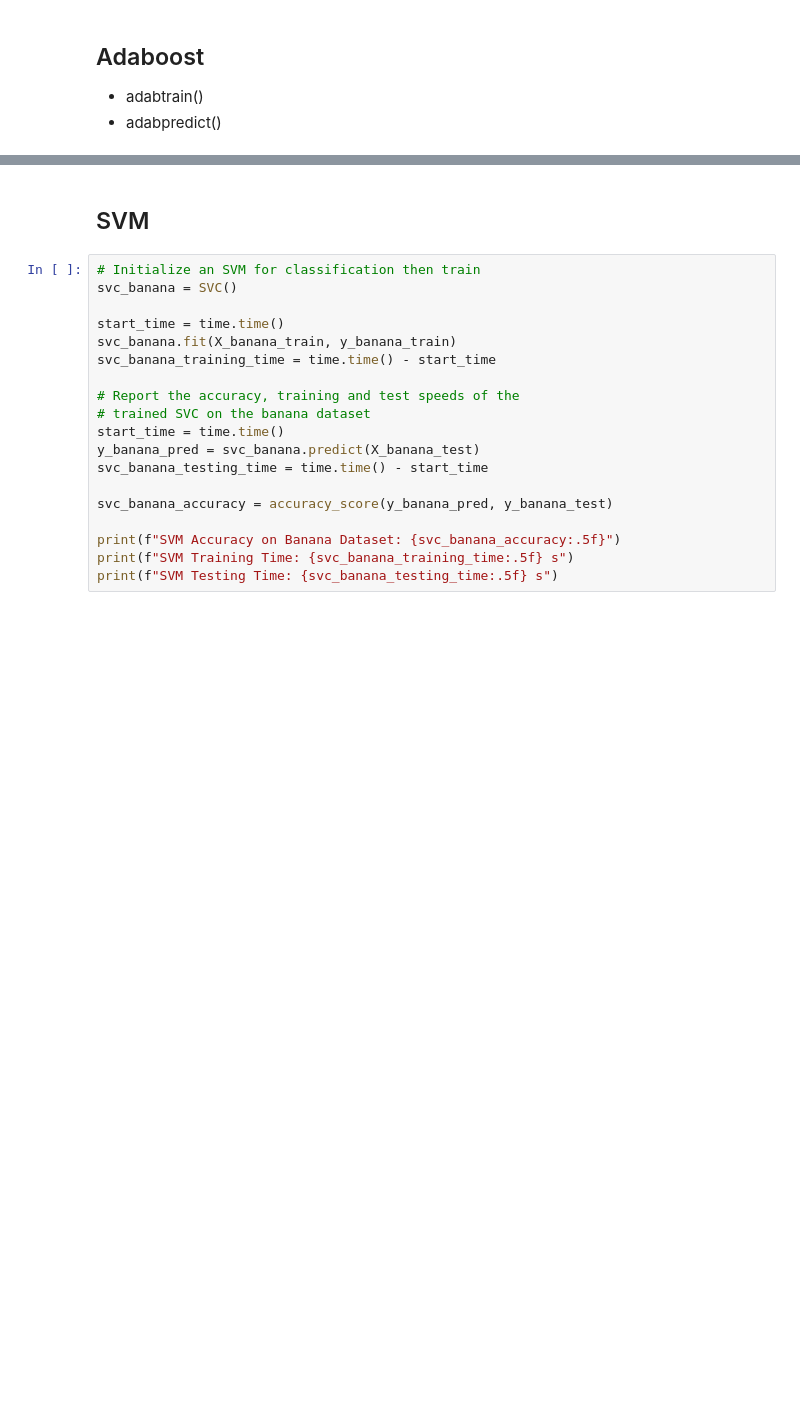
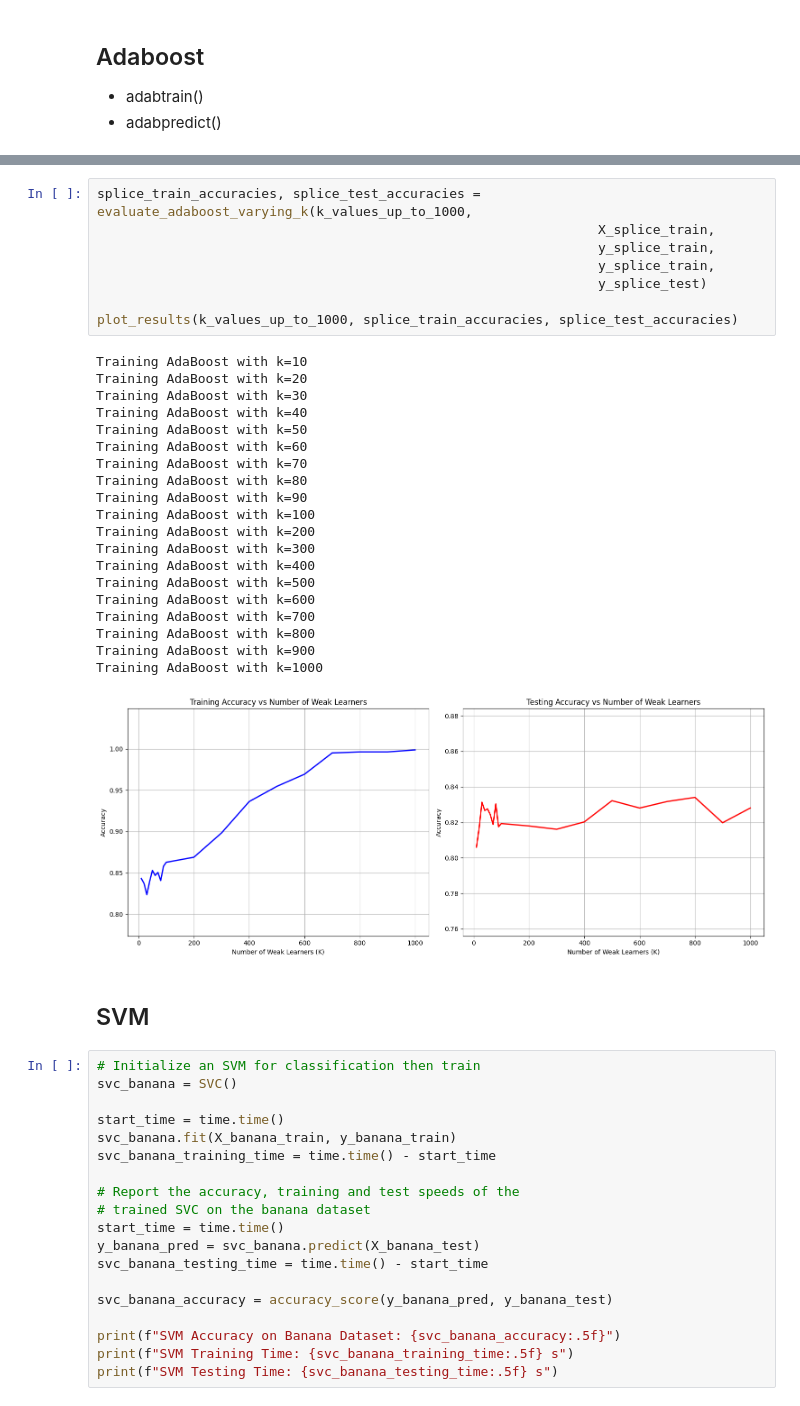
Before and after one commit to lendl-uy/ai201, a Jupyter notebook: programming_hw_4/ai201_pa4_jan_lendl_uy.ipynb, the cells around one changed output, grey strips where cells are left out. Cells and saved outputs as stored; diff of their text form; blank space fills up the shorter version.

```diff
--- a/programming_hw_4/ai201_pa4_jan_lendl_uy.ipynb
+++ b/programming_hw_4/ai201_pa4_jan_lendl_uy.ipynb
@@ -149,3 +421,32 @@ class AdaBoost:
+# %%
+splice_train_accuracies, splice_test_accuracies = evaluate_adaboost_varying_k(k_values_up_to_1000,
+                                                                X_splice_train,
+                                                                y_splice_train,
+                                                                y_splice_train,
+                                                                y_splice_test)
+
+plot_results(k_values_up_to_1000, splice_train_accuracies, splice_test_accuracies)
+# %% [output]
+Training AdaBoost with k=10
+Training AdaBoost with k=20
+Training AdaBoost with k=30
+Training AdaBoost with k=40
+Training AdaBoost with k=50
+Training AdaBoost with k=60
+Training AdaBoost with k=70
+Training AdaBoost with k=80
+Training AdaBoost with k=90
+Training AdaBoost with k=100
+Training AdaBoost with k=200
+Training AdaBoost with k=300
+Training AdaBoost with k=400
+Training AdaBoost with k=500
+Training AdaBoost with k=600
+Training AdaBoost with k=700
+Training AdaBoost with k=800
+Training AdaBoost with k=900
+Training AdaBoost with k=1000
+[figure, added]
 # %% [markdown]
 ## SVM
 # %%
```
Also changed, not shown: parts of 17 cells of this notebook.
